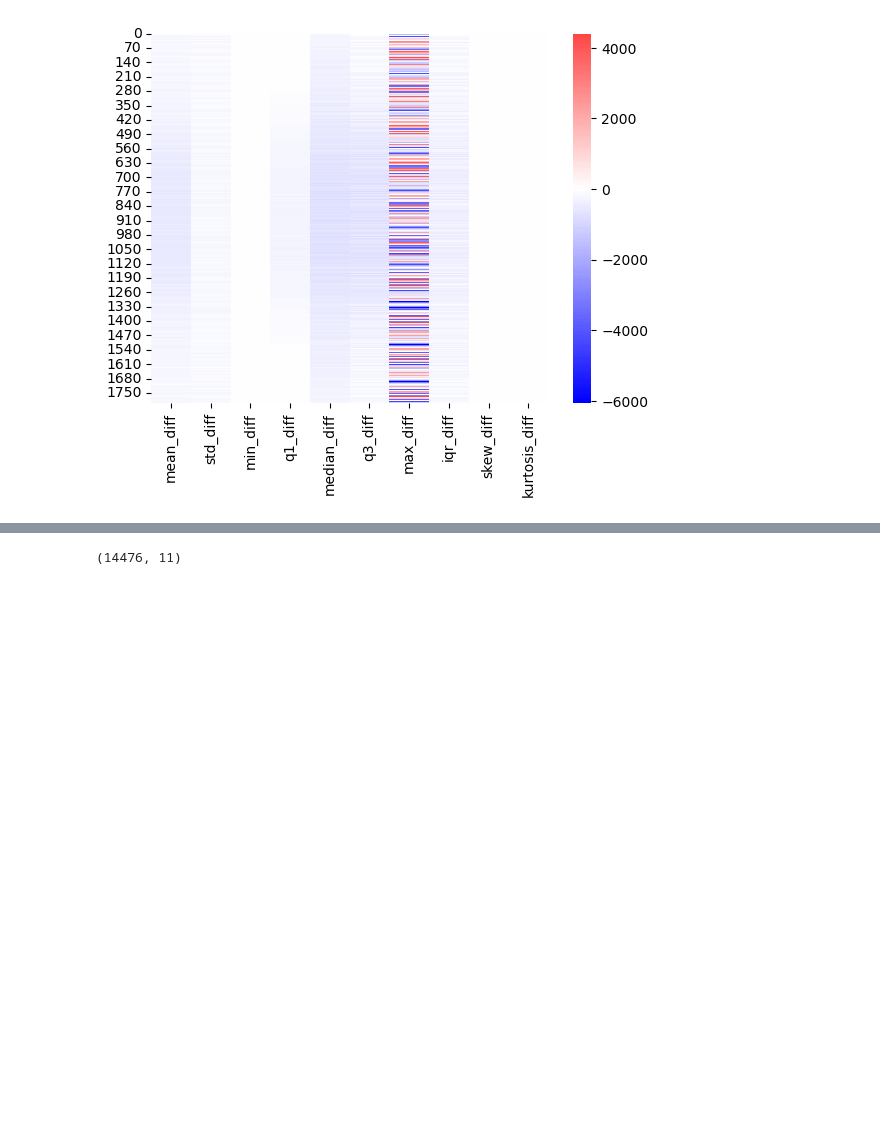
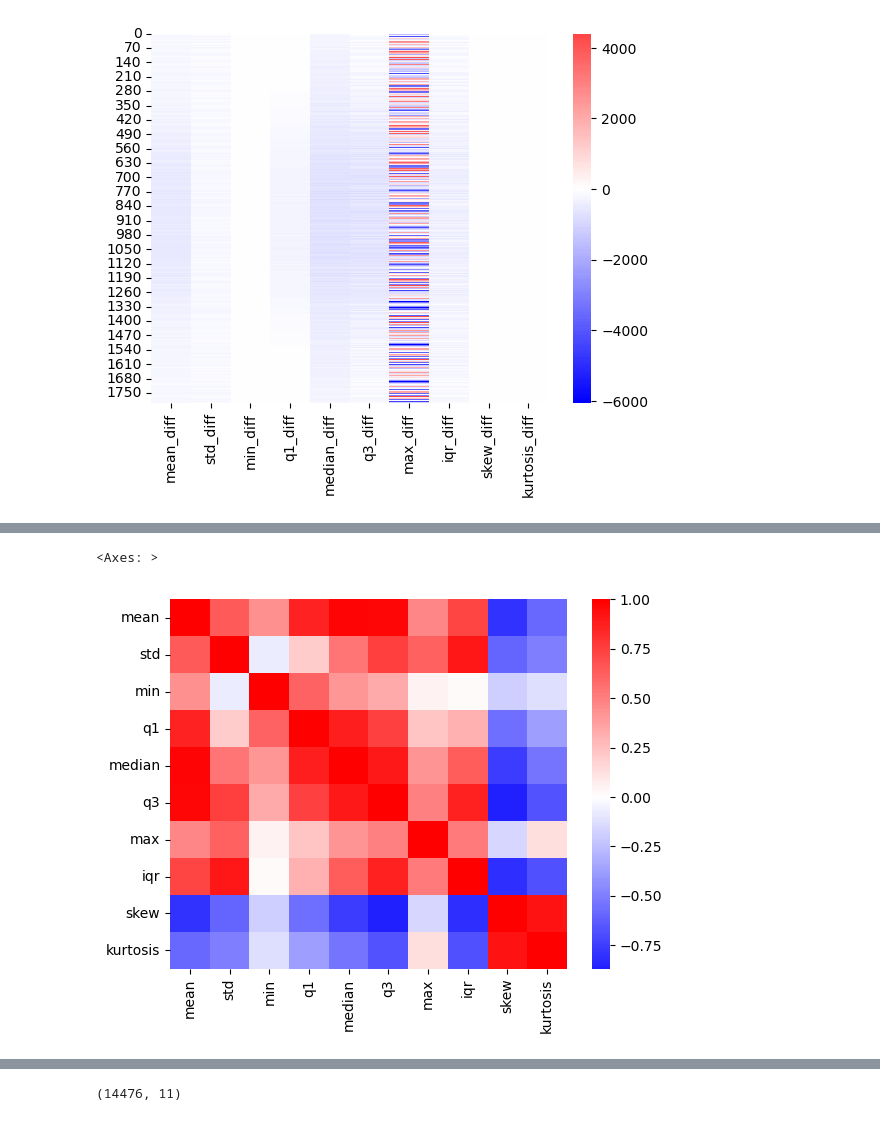
Before and after one commit to ThGreatExplorer/NOVA, a Jupyter notebook: small_dset_eda.ipynb, the cells around one changed output, grey strips where cells are left out. Drawn from its saved outputs; the diff is of its cells as text; code cells hidden in the pictures; blank space fills up the shorter version.

```diff
--- a/small_dset_eda.ipynb
+++ b/small_dset_eda.ipynb
@@ -368,0 +373,6 @@ p_row_stats.shape, bh_row_stats.shape
+# %%
+bh_row_corr = bh_row_stats.sample(frac=.2).corr()
+sns.heatmap(bh_row_corr, cmap="bwr", center=0)
+# %% [output]
+<Axes: >
+[figure, added]
```
Also changed, not shown: parts of 20 cells of this notebook, 2 other files.
